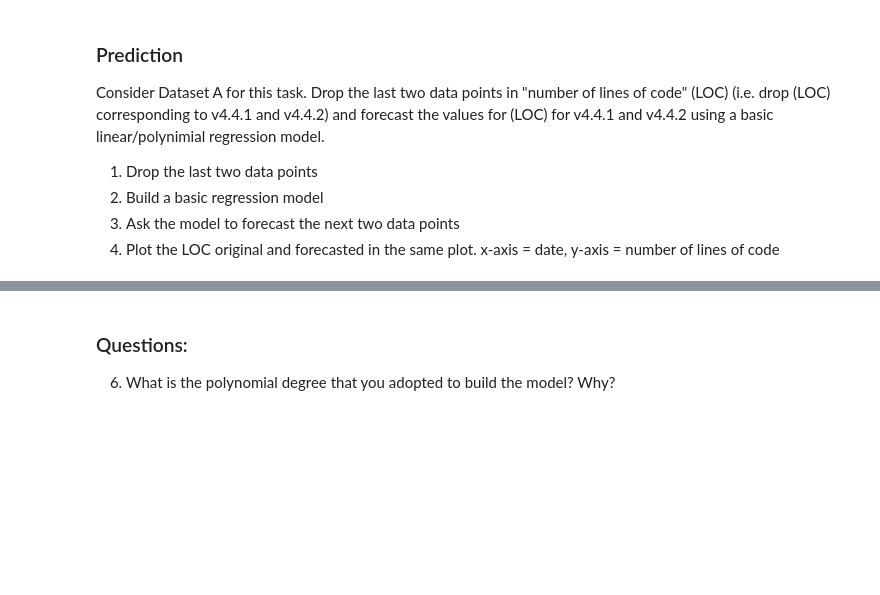
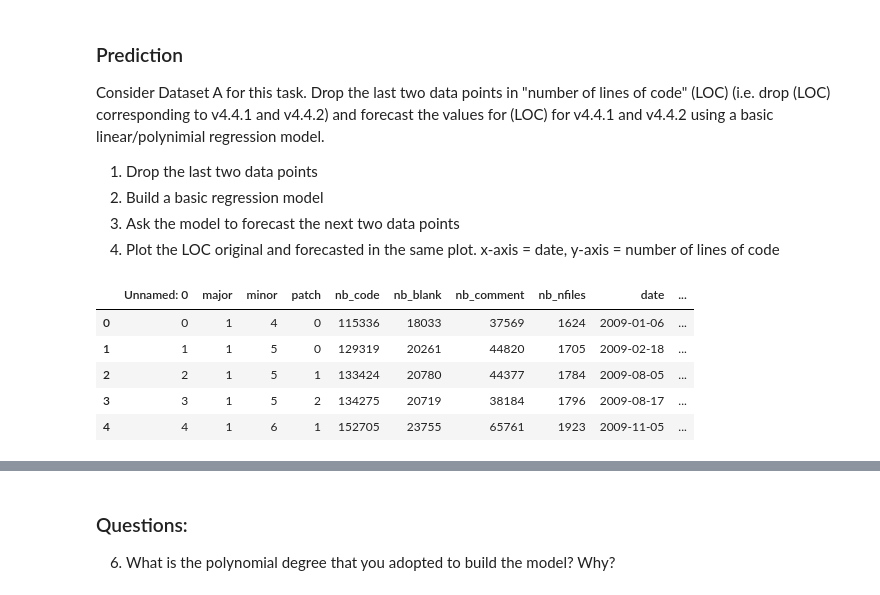
Before and after one commit to GuillaumeKerckhofs/SoftwareEvolution_TP2_2023, a Jupyter notebook: TP2_section2.ipynb, the cells around one changed output, grey strips where cells are left out. Cells and saved outputs as stored; diff of their text form; code cells hidden in the pictures; blank space fills up the shorter version.

```diff
--- a/TP2_section2.ipynb
+++ b/TP2_section2.ipynb
@@ -188,5 +231,14 @@ Consider Dataset A for this task. Drop the last two data points in "number of li
 4. Plot the LOC original and forecasted in the same plot. x-axis = date, y-axis = number of lines of code
 # %%
 # Your code here
+new_df = df[:-2]
+new_df.head()
+# %% [output]
+|  | Unnamed: 0 | major | minor | patch | nb_code | nb_blank | nb_comment | nb_nfiles | date | ... |
+| 0 | 0 | 1 | 4 | 0 | 115336 | 18033 | 37569 | 1624 | 2009-01-06 | ... |
+| 1 | 1 | 1 | 5 | 0 | 129319 | 20261 | 44820 | 1705 | 2009-02-18 | ... |
+| 2 | 2 | 1 | 5 | 1 | 133424 | 20780 | 44377 | 1784 | 2009-08-05 | ... |
+| 3 | 3 | 1 | 5 | 2 | 134275 | 20719 | 38184 | 1796 | 2009-08-17 | ... |
+| 4 | 4 | 1 | 6 | 1 | 152705 | 23755 | 65761 | 1923 | 2009-11-05 | ... |
 # %%
 # Your code here
```
Also changed, not shown: parts of 5 cells of this notebook.
